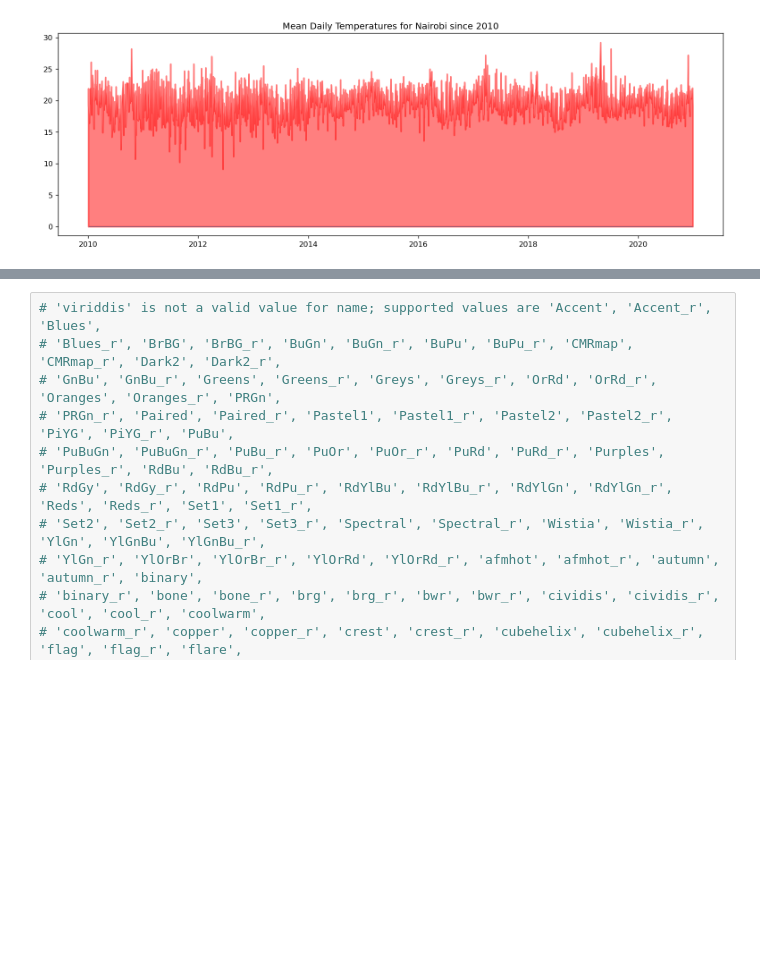
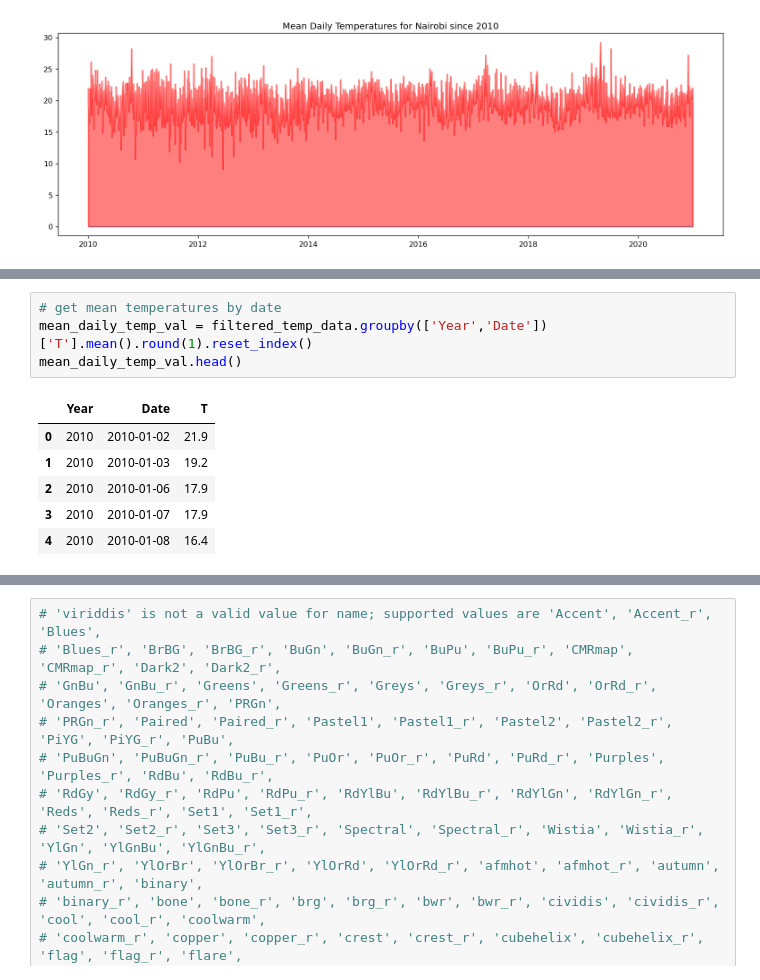
Before and after one commit to wkirui/Weather-Data-Analysis, a Jupyter notebook: Weather Analysis.ipynb, the cells around one changed output, grey strips where cells are left out. Saved outputs shown, nothing was run; the diff lists cells and outputs as text; blank space fills up the shorter version.

```diff
--- a/Weather Analysis.ipynb
+++ b/Weather Analysis.ipynb
@@ -612,0 +642,11 @@ plt.show()
+# %%
+# get mean temperatures by date
+mean_daily_temp_val = filtered_temp_data.groupby(['Year','Date'])['T'].mean().round(1).reset_index()
+mean_daily_temp_val.head()
+# %% [output]
+|  | Year | Date | T |
+| 0 | 2010 | 2010-01-02 | 21.9 |
+| 1 | 2010 | 2010-01-03 | 19.2 |
+| 2 | 2010 | 2010-01-06 | 17.9 |
+| 3 | 2010 | 2010-01-07 | 17.9 |
+| 4 | 2010 | 2010-01-08 | 16.4 |
```
Also changed, not shown: parts of 7 cells of this notebook.
